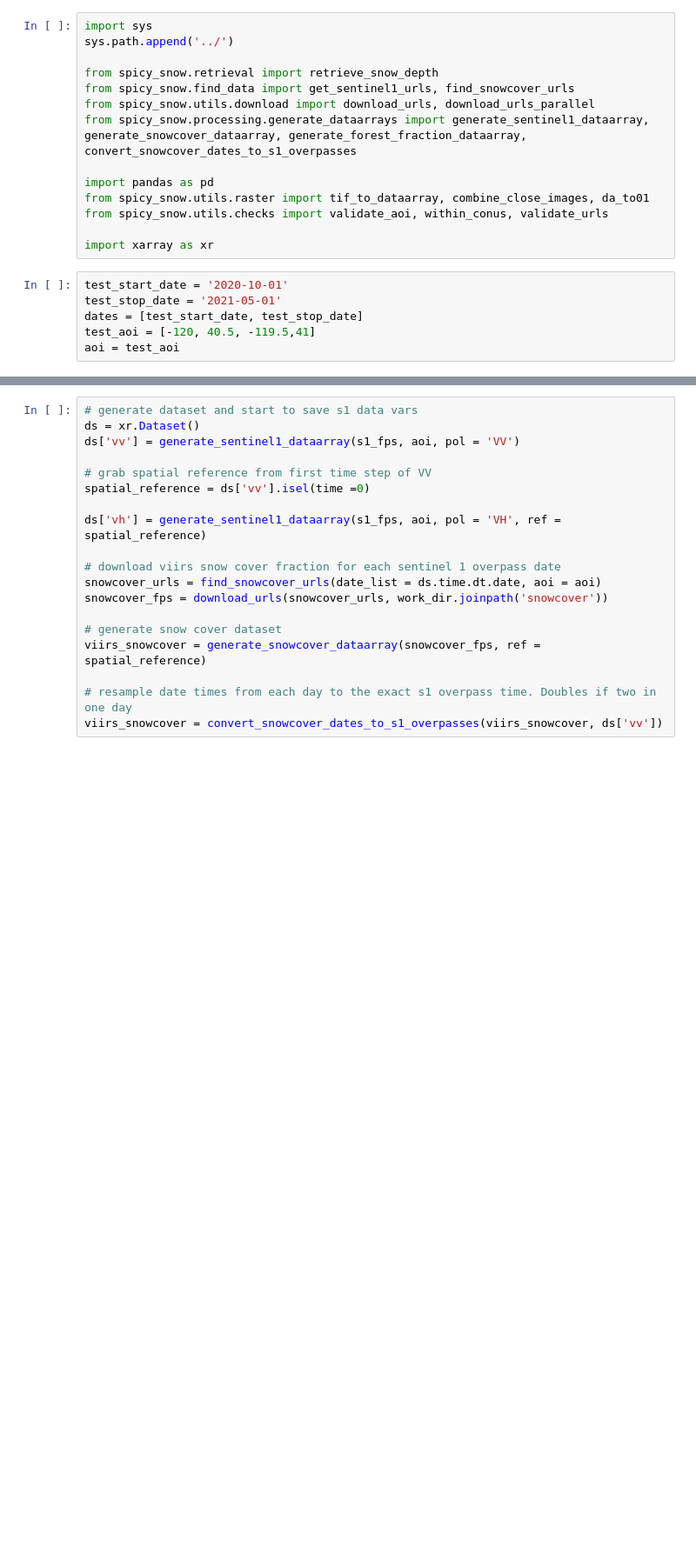
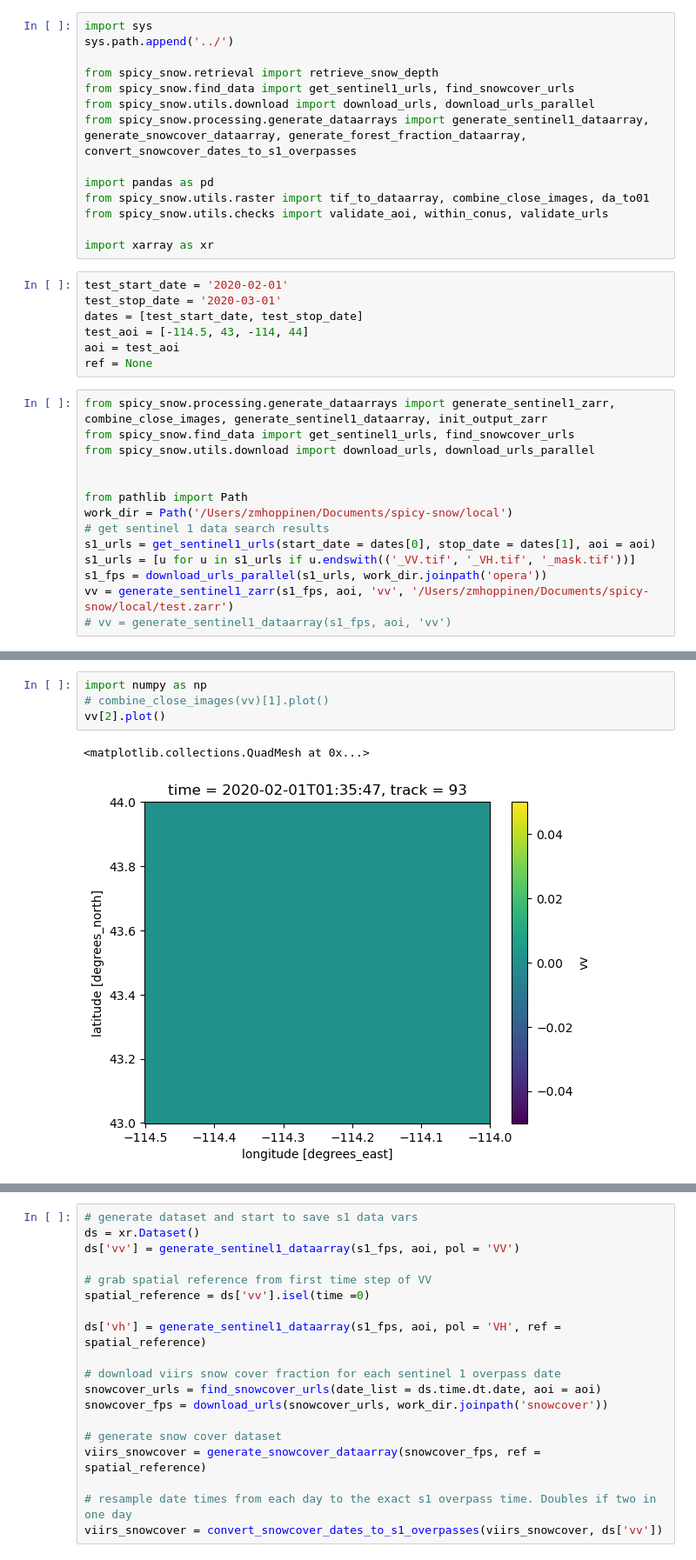
Before and after one commit to SnowEx/spicy-snow, a Jupyter notebook: notebooks/test_pipeline.ipynb, the cells around one changed output, grey strips where cells are left out. Shown: that part at 87% size. Saved outputs shown, nothing was run; the diff lists cells and outputs as text; blank space fills up the shorter version.

```diff
--- a/notebooks/test_pipeline.ipynb
+++ b/notebooks/test_pipeline.ipynb
@@ -13,8 +13,23 @@ from spicy_snow.utils.checks import validate_aoi, within_conus, validate_urls
 
 import xarray as xr
 # %%
-test_start_date = '2020-10-01'
-test_stop_date = '2021-05-01'
+test_start_date = '2020-02-01'
+test_stop_date = '2020-03-01'
 dates = [test_start_date, test_stop_date]
-test_aoi = [-120, 40.5, -119.5,41]
+test_aoi = [-114.5, 43, -114, 44]
 aoi = test_aoi
+ref = None
+# %%
+from spicy_snow.processing.generate_dataarrays import generate_sentinel1_zarr, combine_close_images, generate_sentinel1_dataarray, init_output_zarr
+from spicy_snow.find_data import get_sentinel1_urls, find_snowcover_urls
+from spicy_snow.utils.download import download_urls, download_urls_parallel
+
+
+from pathlib import Path
+work_dir = Path('/Users/zmhoppinen/Documents/spicy-snow/local')
+# get sentinel 1 data search results
+s1_urls = get_sentinel1_urls(start_date = dates[0], stop_date = dates[1], aoi = aoi)
+s1_urls = [u for u in s1_urls if u.endswith(('_VV.tif', '_VH.tif', '_mask.tif'))]
+s1_fps = download_urls_parallel(s1_urls, work_dir.joinpath('opera'))
+vv = generate_sentinel1_zarr(s1_fps, aoi, 'vv', '/Users/zmhoppinen/Documents/spicy-snow/local/test.zarr')
+# vv = generate_sentinel1_dataarray(s1_fps, aoi, 'vv')
@@ -20,0 +132,7 @@ aoi = test_aoi
+# %%
+import numpy as np
+# combine_close_images(vv)[1].plot()
+vv[2].plot()
+# %% [output]
+<matplotlib.collections.QuadMesh at 0x...>
+[figure, added]
```
Also changed, not shown: parts of 16 cells of this notebook, 6 other files.
